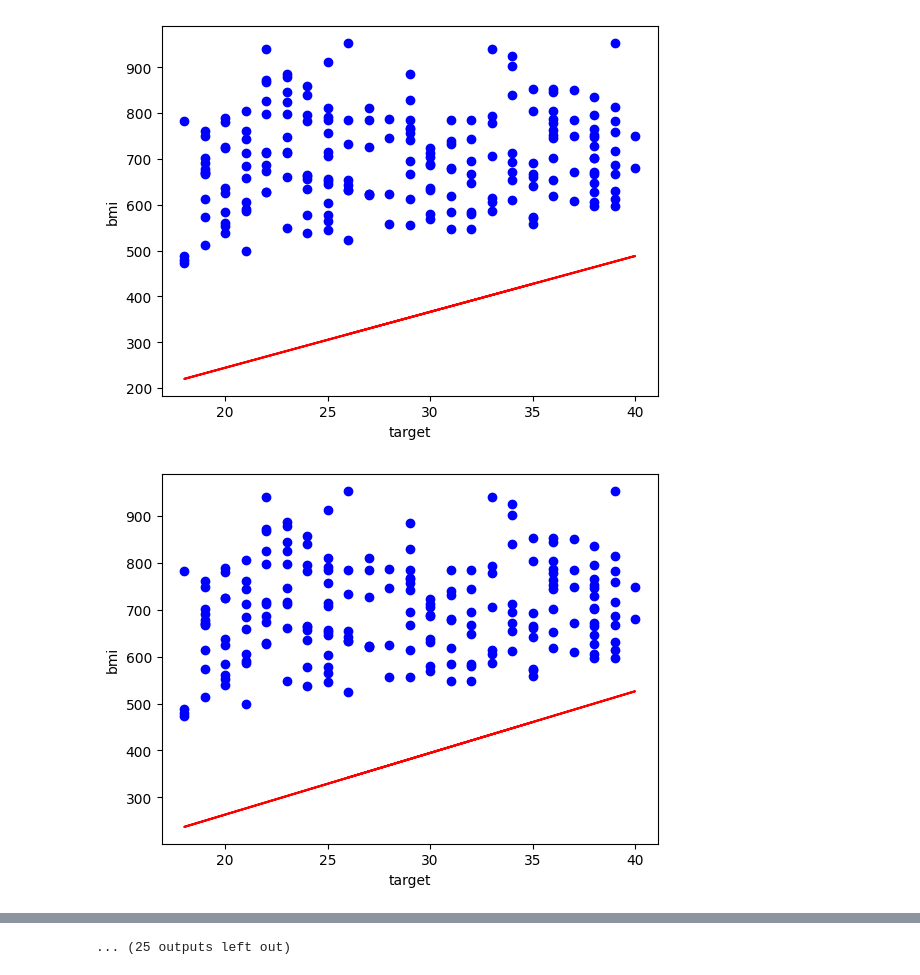
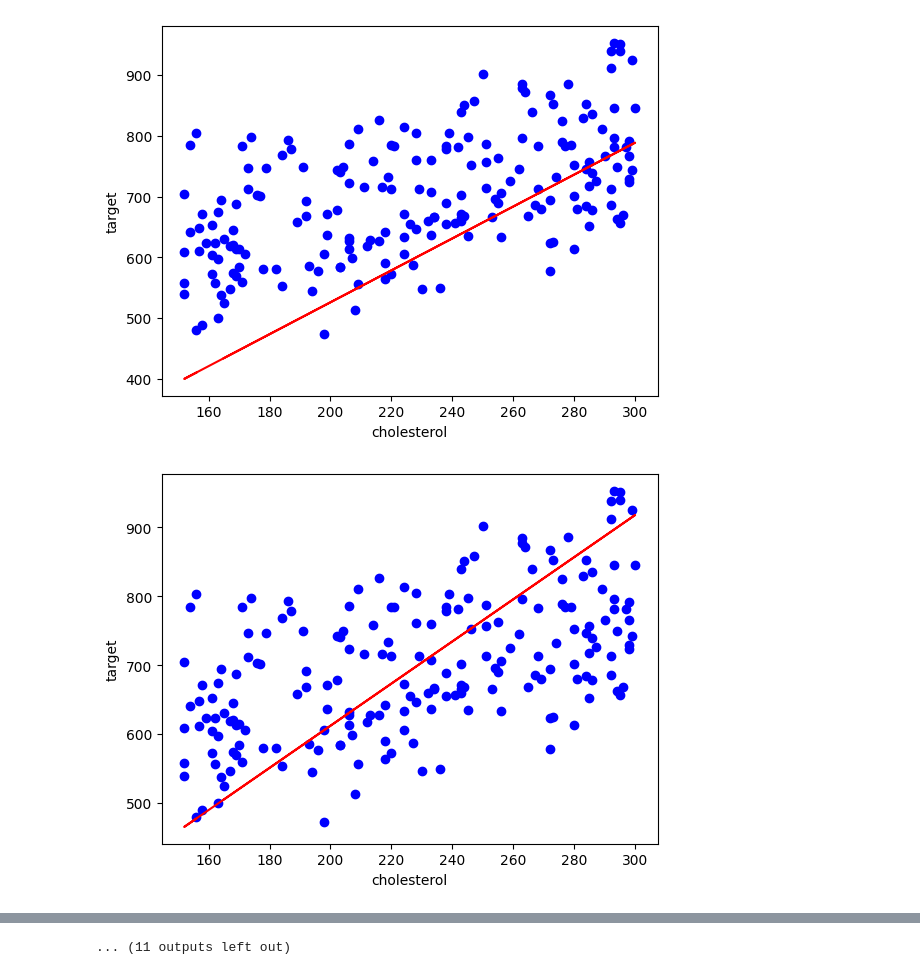
Before and after one commit to tarotez/applied_statistics, a Jupyter notebook: regression_diabetes.ipynb, the cells around one changed output, grey strips where cells are left out. Drawn from its saved outputs; the diff is of its cells as text; code cells hidden in the pictures.

Commit message:
visualize learning

```diff
--- a/regression_diabetes.ipynb
+++ b/regression_diabetes.ipynb
@@ -9,13 +9,13 @@ import pandas as pd
 df = pd.read_csv('Diabetes.csv')
 # %%
 target = df['Target']
+cholesterol = df['Cholesterol']
 BMI = df['BMI']
 BP = df['BP']
-cholesterol = df['Cholesterol']
 LDL = df['LDL']
 
-x1g, x2g, x3g, yg = BMI, BP, cholesterol, target
-lr = 0.0001
+x1g, x2g, x3g, yg = cholesterol, BMI, BP, target
+lr = 0.00001
 
 def prediction(x1, a, b):
     return a * x1 + b
@@ -24,18 +24,18 @@ a, b = 0, 0
 rs = []
 cnt = 0
 rmse = np.inf
-for i in range(10):
+for i in range(1):
     for x1, y in zip(x1g, yg):
         if cnt % 1 == 0:
             plt.scatter(x1g, yg, color='blue')
             plt.plot(x1g, prediction(x1g, a, b), color='red')
-            plt.xlabel('bmi')
+            plt.xlabel('cholesterol')
             plt.ylabel('target')
             plt.show()
         rmse_before = rmse
         rmse = np.sqrt(((yg - prediction(x1g, a, b)) ** 2).mean())
         rs.append(rmse)
-        if rmse_before - rmse < 0.0001:
+        if np.abs(rmse_before - rmse) < 0.001 or cnt > 20:
             break
         error = y - prediction(x1, a, b)
         a += lr * error * x1
@@ -56,2 +56,2 @@ plt.show()
-[figure, old version]
+[figure, new version]
-[figure, old version]
+[figure, new version]
@@ -59 +59 @@ plt.show()
-... (25 outputs left out)
+... (11 outputs left out)
```
Also changed, not shown: parts of 1 cell of this notebook.
